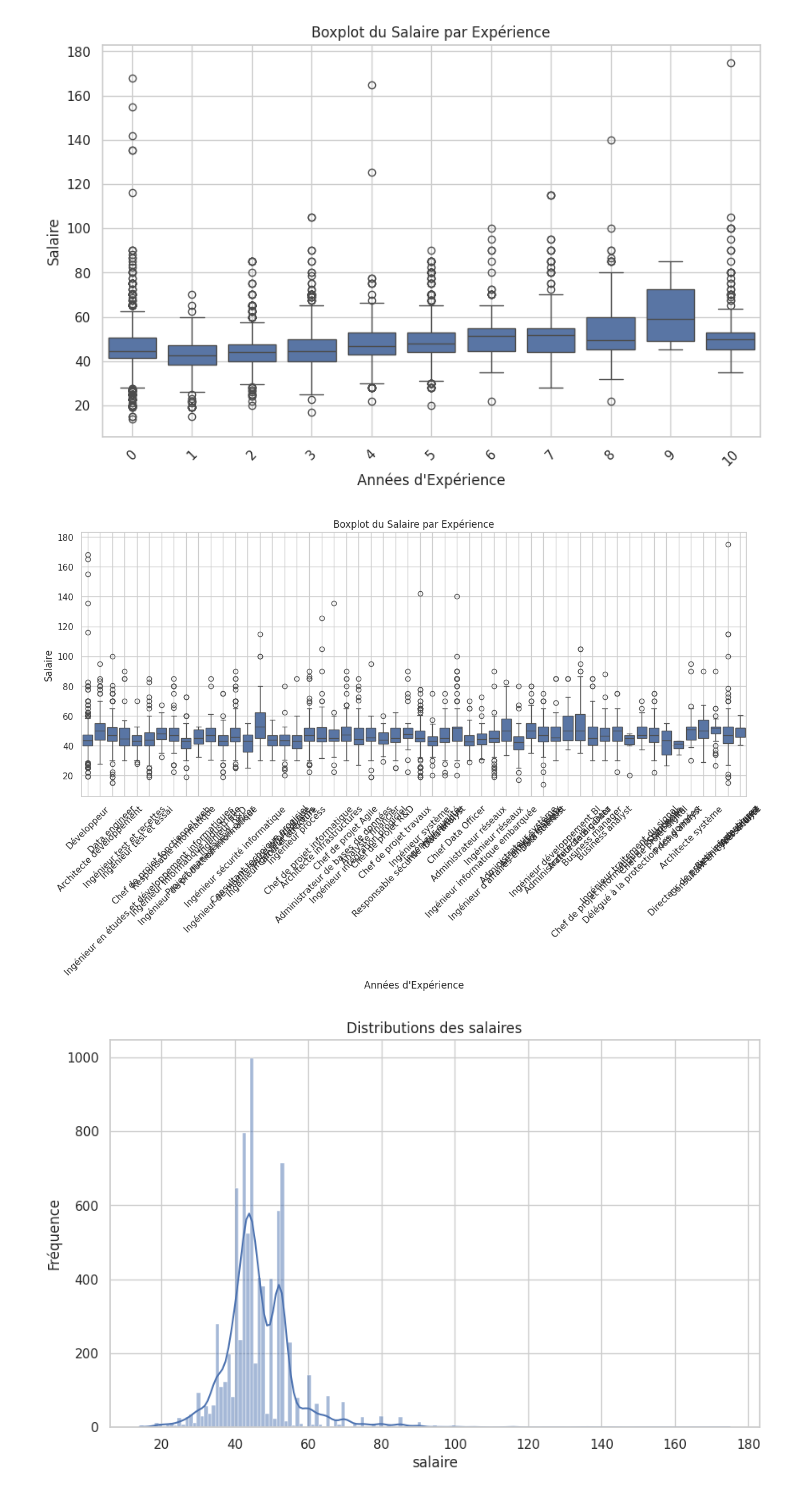
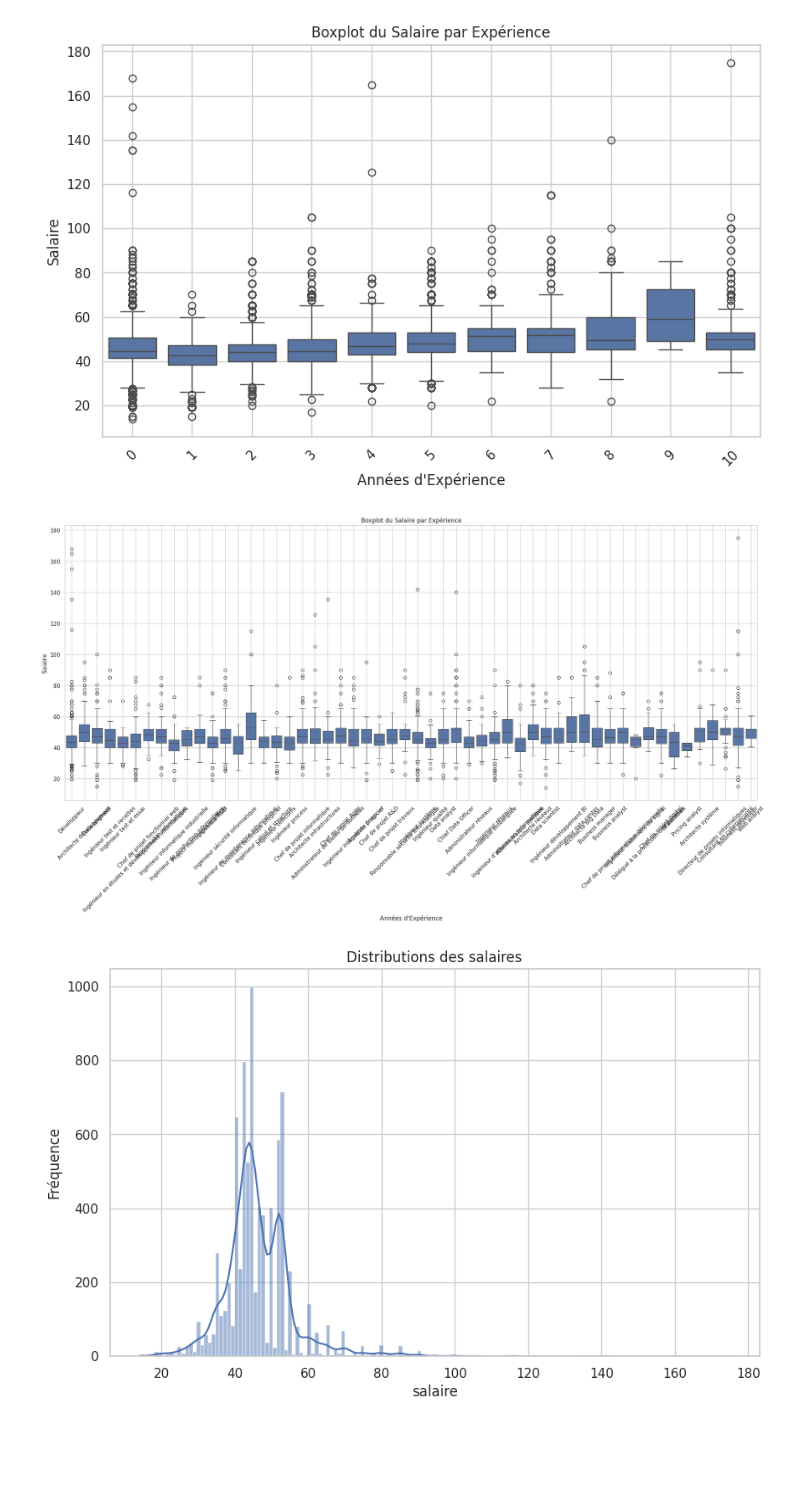
Before and after one commit to Racha1004/DALAS_projet, a Jupyter notebook: 2_EDA.ipynb, the cells around one changed output. Cells and saved outputs as stored; diff of their text form; code cells hidden in the pictures; blank space fills up the shorter version.

```diff
--- a/2_EDA.ipynb
+++ b/2_EDA.ipynb
@@ -564,16 +564,16 @@ plt.show()
 # %% [output]
 [figure]
 # %%
-plt.figure(figsize=(15, 6))  # Ajustez la taille de la figure au besoin
+plt.figure(figsize=(25, 10))  # Ajustez la taille de la figure au besoin
 sns.boxplot(x='metier', y='salaire', data=df)
 plt.title('Boxplot du Salaire par Expérience')
 plt.xlabel('Années d\'Expérience')
 plt.ylabel('Salaire')
 plt.xticks(rotation=45)  # Faire pivoter les étiquettes d'expérience pour une meilleure lisibilité
 plt.grid(True)  # Ajouter une grille pour une meilleure visualisation
 plt.show()
 # %% [output]
-[figure, old version]
+[figure, new version]
 # %%
 # Visualisation des distributions
 plt.figure(figsize=(10, 6))
```
Also changed, not shown: parts of 1 cell of this notebook, 1 other file.
